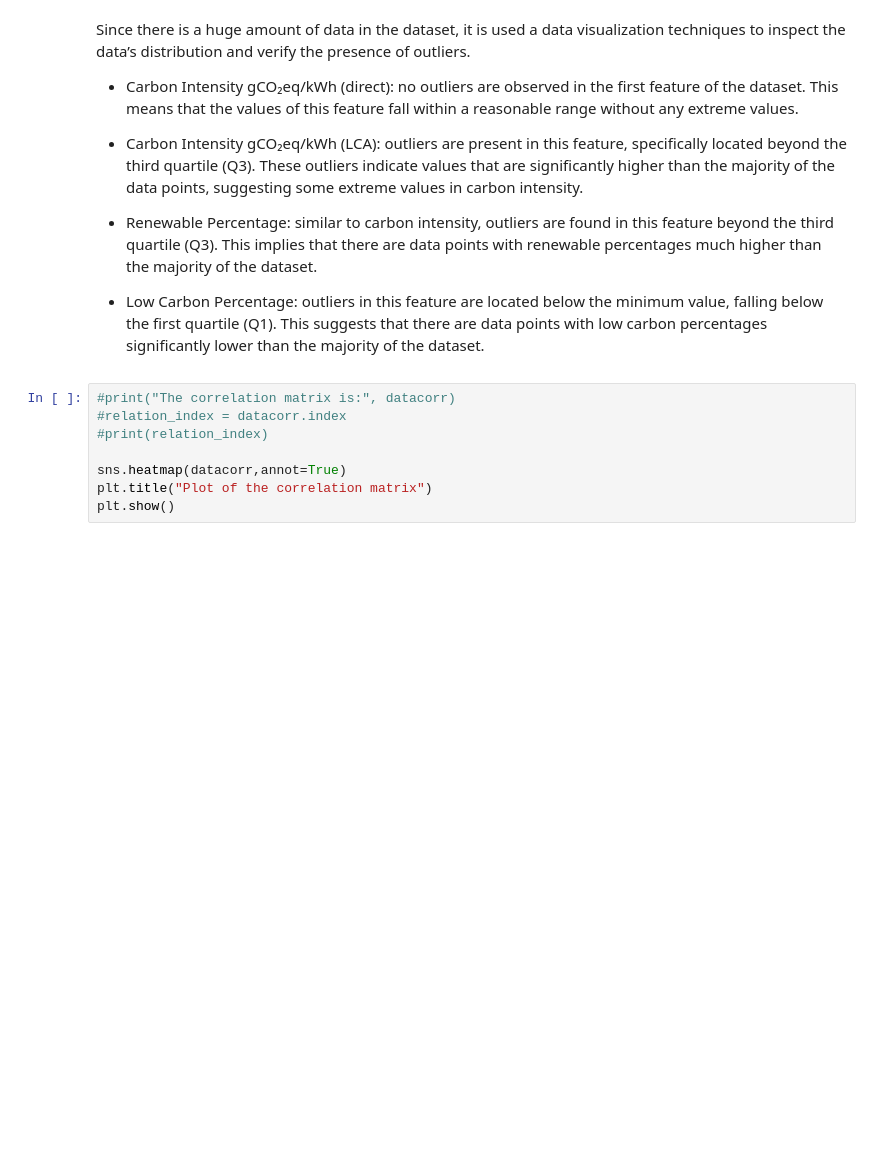
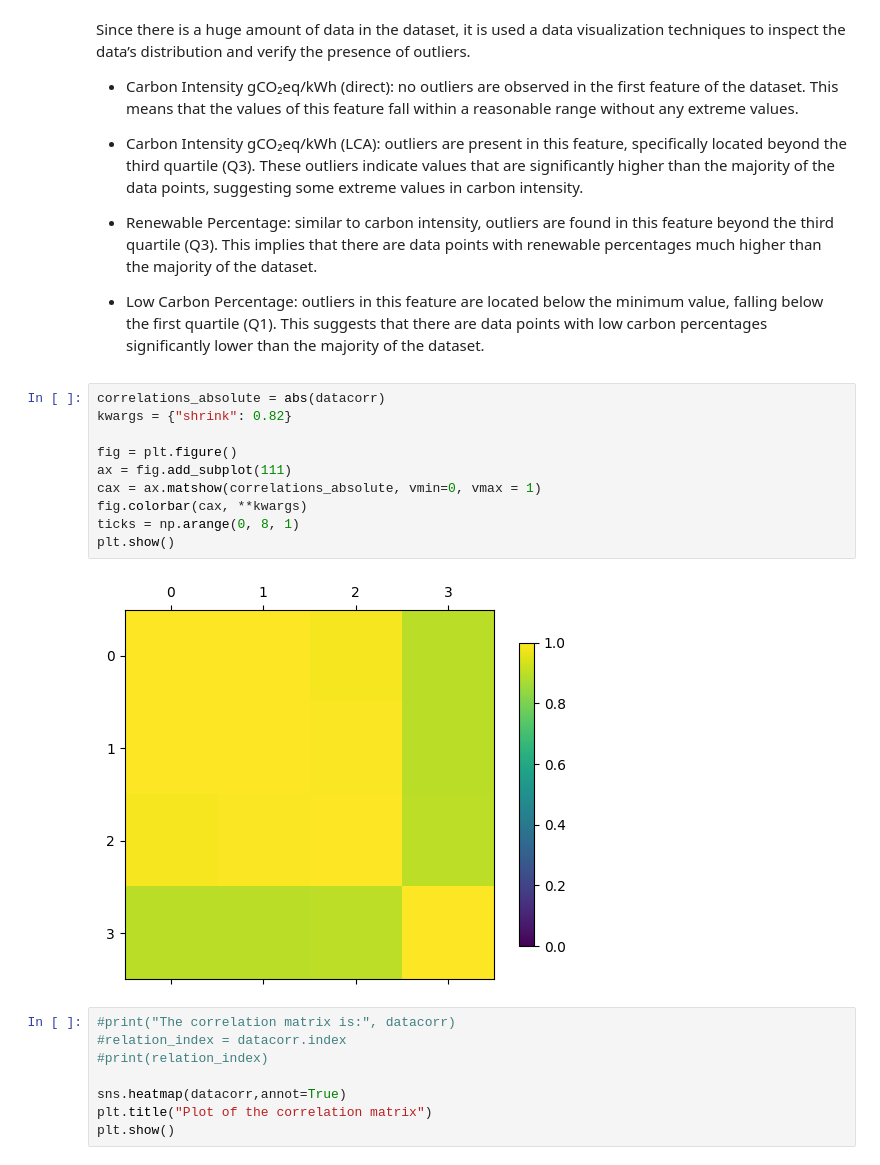
Before and after one commit to LSquarzoni/GreenTeam, a Jupyter notebook: GreenTeam_Dataset_study.ipynb, the cells around one changed output. Drawn from its saved outputs; the diff is of its cells as text; blank space fills up the shorter version.

```diff
--- a/GreenTeam_Dataset_study.ipynb
+++ b/GreenTeam_Dataset_study.ipynb
@@ -131,6 +131,18 @@ Since there is a huge amount of data in the dataset, it is used a data visualiza
 - Renewable Percentage: similar to carbon intensity, outliers are found in this feature beyond the third quartile (Q3). This implies that there are data points with renewable percentages much higher than the majority of the dataset.
 
 - Low Carbon Percentage: outliers in this feature are located below the minimum value, falling below the first quartile (Q1). This suggests that there are data points with low carbon percentages significantly lower than the majority of the dataset.
+# %%
+correlations_absolute = abs(datacorr)
+kwargs = {"shrink": 0.82}
+
+fig = plt.figure()
+ax = fig.add_subplot(111)
+cax = ax.matshow(correlations_absolute, vmin=0, vmax = 1)
+fig.colorbar(cax, **kwargs)
+ticks = np.arange(0, 8, 1)
+plt.show()
+# %% [output]
+[figure, added]
 # %%
 #print("The correlation matrix is:", datacorr)
 #relation_index = datacorr.index
```
Also changed, not shown: 2 other files.
